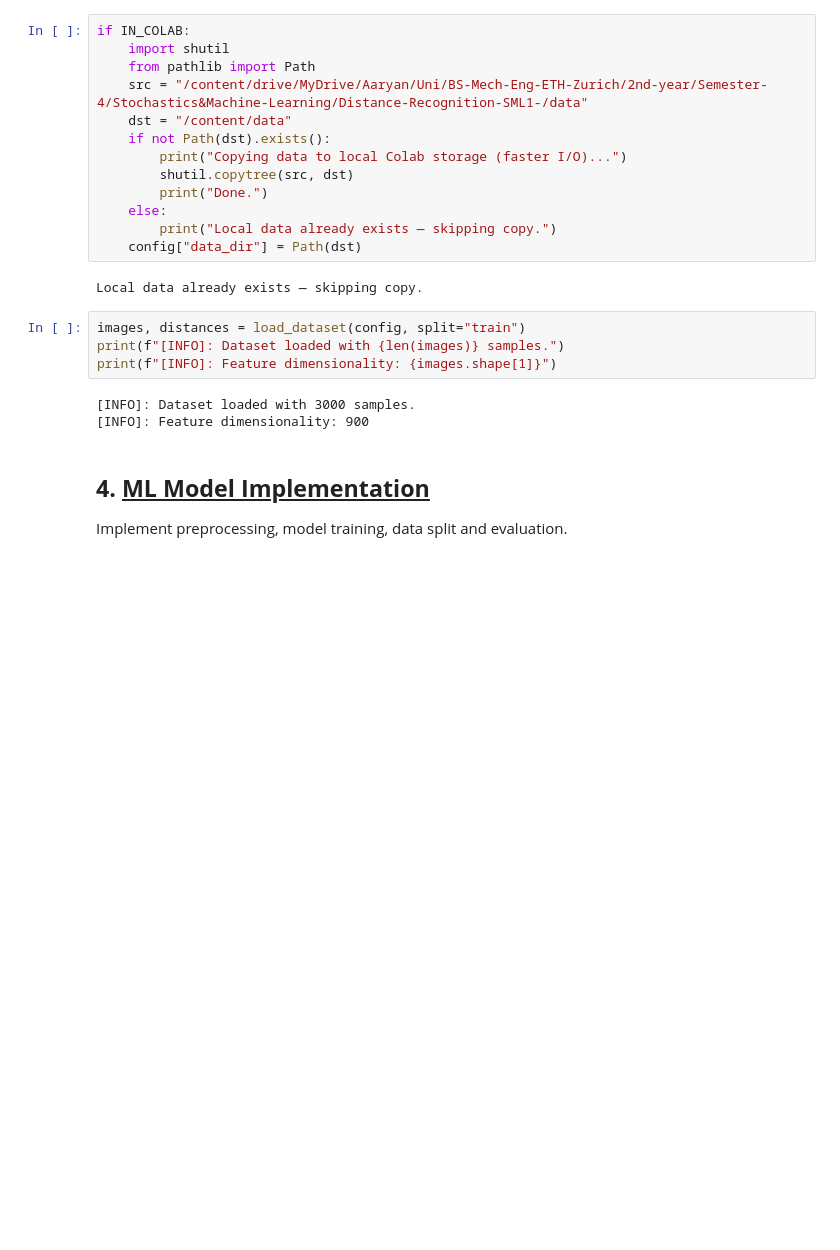
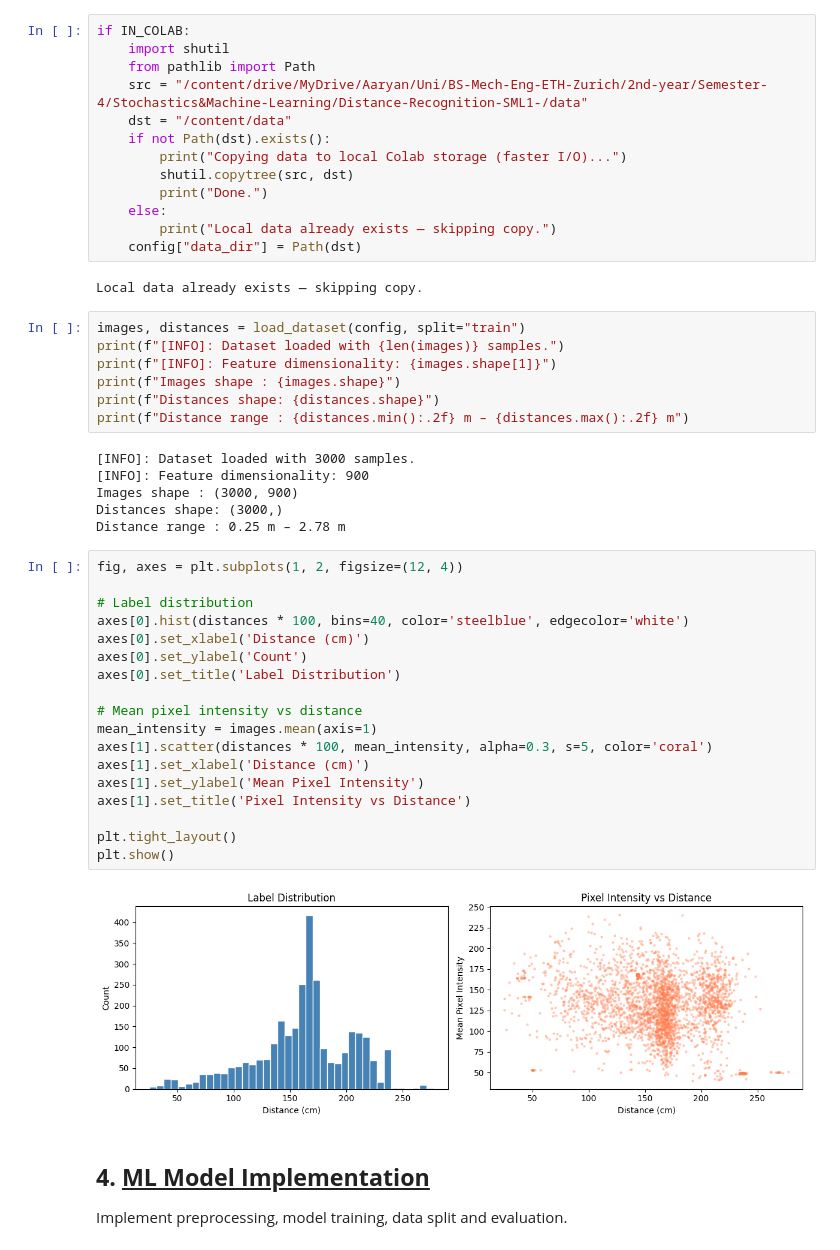
Before and after one commit to aapaul29/Distance-Recognition-SML1-, a Jupyter notebook: main.ipynb, the cells around one changed output. Drawn from its saved outputs; the diff is of its cells as text; blank space fills up the shorter version.

```diff
--- a/main.ipynb
+++ b/main.ipynb
@@ -83,9 +98,35 @@ Local data already exists — skipping copy.
 images, distances = load_dataset(config, split="train")
 print(f"[INFO]: Dataset loaded with {len(images)} samples.")
 print(f"[INFO]: Feature dimensionality: {images.shape[1]}")
+print(f"Images shape : {images.shape}")
+print(f"Distances shape: {distances.shape}")
+print(f"Distance range : {distances.min():.2f} m – {distances.max():.2f} m")
 # %% [output]
 [INFO]: Dataset loaded with 3000 samples.
 [INFO]: Feature dimensionality: 900
+Images shape : (3000, 900)
+Distances shape: (3000,)
+Distance range : 0.25 m – 2.78 m
+# %%
+fig, axes = plt.subplots(1, 2, figsize=(12, 4))
+
+# Label distribution
+axes[0].hist(distances * 100, bins=40, color='steelblue', edgecolor='white')
+axes[0].set_xlabel('Distance (cm)')
+axes[0].set_ylabel('Count')
+axes[0].set_title('Label Distribution')
+
+# Mean pixel intensity vs distance
+mean_intensity = images.mean(axis=1)
+axes[1].scatter(distances * 100, mean_intensity, alpha=0.3, s=5, color='coral')
+axes[1].set_xlabel('Distance (cm)')
+axes[1].set_ylabel('Mean Pixel Intensity')
+axes[1].set_title('Pixel Intensity vs Distance')
+
+plt.tight_layout()
+plt.show()
+# %% [output]
+[figure, added]
 # %% [markdown]
 ## **4. <u>ML Model Implementation**</u>
 Implement preprocessing, model training, data split and evaluation.
```
Also changed, not shown: parts of 13 cells of this notebook.
